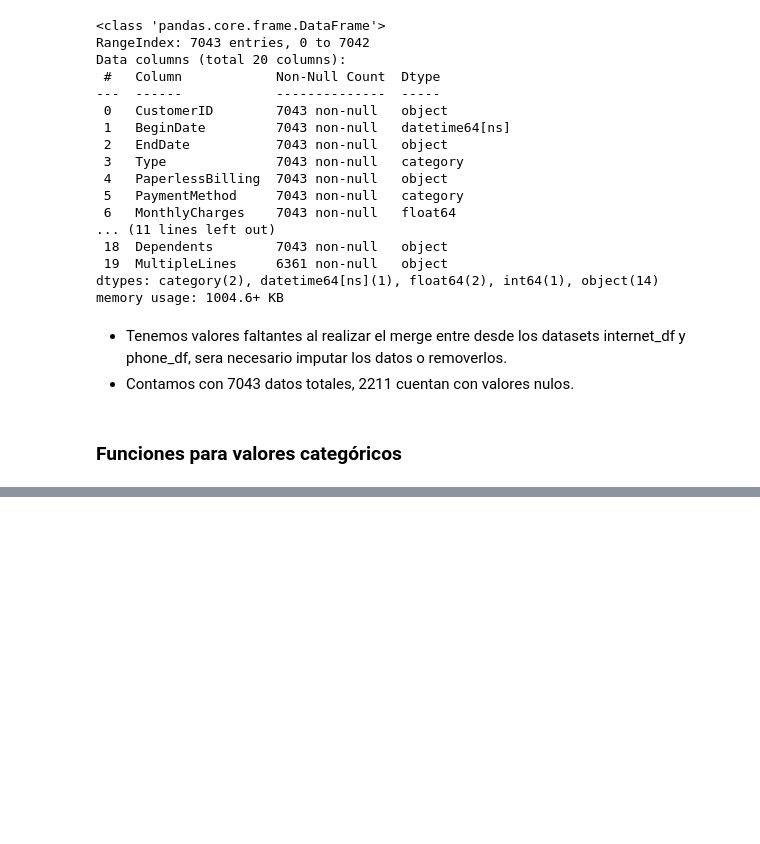
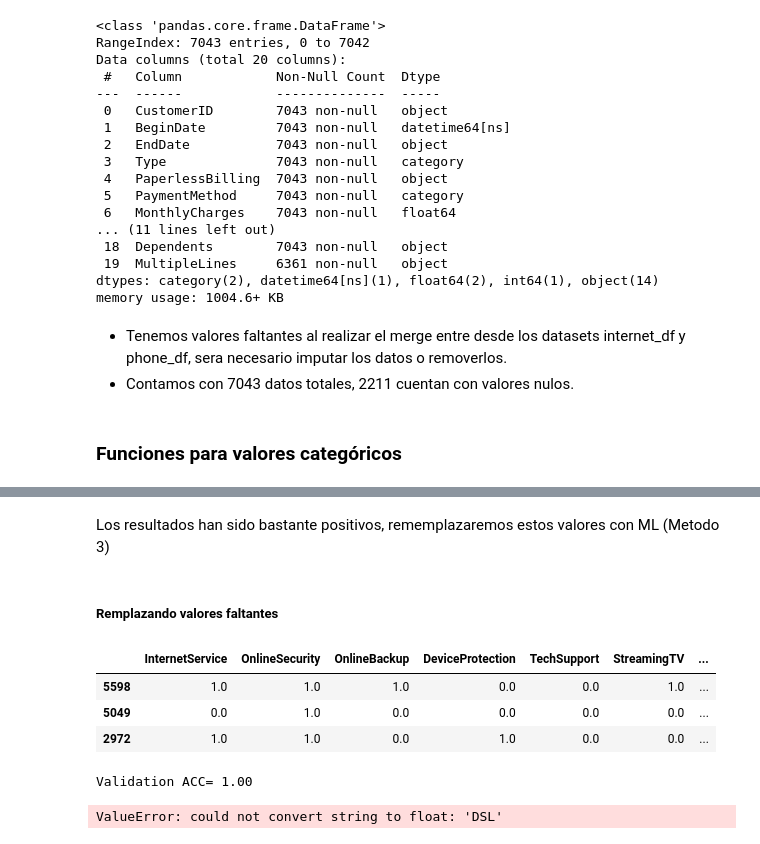
Before and after one commit to Carnivurus/tt_final_project, a Jupyter notebook: tt_final_project.ipynb, the cells around one changed output, grey strips where cells are left out. Saved outputs shown, nothing was run; the diff lists cells and outputs as text; code cells hidden in the pictures; blank space fills up the shorter version.

```diff
--- a/tt_final_project.ipynb
+++ b/tt_final_project.ipynb
@@ -437,0 +410,2 @@ accuracy_score(x['prediction'],x['real'])
+# %%
+X_data = train_df
@@ -437,0 +467,11 @@ accuracy_score(x['prediction'],x['real'])
+# %%
+cols = ['InternetService_Fiber optic', 'OnlineSecurity_Yes', 'OnlineBackup_Yes',
+       'DeviceProtection_Yes', 'TechSupport_Yes', 'StreamingTV_Yes',
+       'StreamingMovies_Yes', 'MultipleLines_Yes']
+
+results=[]
+
+for col in cols:
+    X_train = X_data.drop(columns=[col])
+    y_train = X_data[col]
+    results.append([col,imputate(X_train,y_train,'lor')])
@@ -437,0 +487,4 @@ accuracy_score(x['prediction'],x['real'])
+# %% [markdown]
+Los resultados han sido bastante positivos, rememplazaremos estos valores con ML (Metodo 3)
+# %% [markdown]
+##### Remplazando valores faltantes
@@ -437,0 +497,23 @@ accuracy_score(x['prediction'],x['real'])
+# %%
+original_col_names = ['InternetService','OnlineSecurity', 'OnlineBackup', 'DeviceProtection', 'TechSupport',
+ 'StreamingTV', 'StreamingMovies','MultipleLines']
+# %%
+X_data.rename(columns=dict(zip(cols, original_col_names)), inplace=True)
+# %%
+X_data[original_col_names].sample(3)
+# %% [output]
+|  | InternetService | OnlineSecurity | OnlineBackup | DeviceProtection | TechSupport | StreamingTV | ... |
+| 5598 | 1.0 | 1.0 | 1.0 | 0.0 | 0.0 | 1.0 | ... |
+| 5049 | 0.0 | 1.0 | 0.0 | 0.0 | 0.0 | 0.0 | ... |
+| 2972 | 1.0 | 1.0 | 0.0 | 1.0 | 0.0 | 0.0 | ... |
+# %%
+X_test = merged_df[merged_df.isna().any(axis=1)]
+X_test.shape
+
+col = 'InternetService'
+X_train = X_data.drop(columns=[col])
+y_train = X_data[col]
+results.append([col,imputate(X_train,y_train,'lor', X_test[col])])
+# %% [output]
+Validation ACC= 1.00
+ValueError: could not convert string to float: 'DSL'
```
Also changed, not shown: parts of 47 cells of this notebook, 8 other files.
